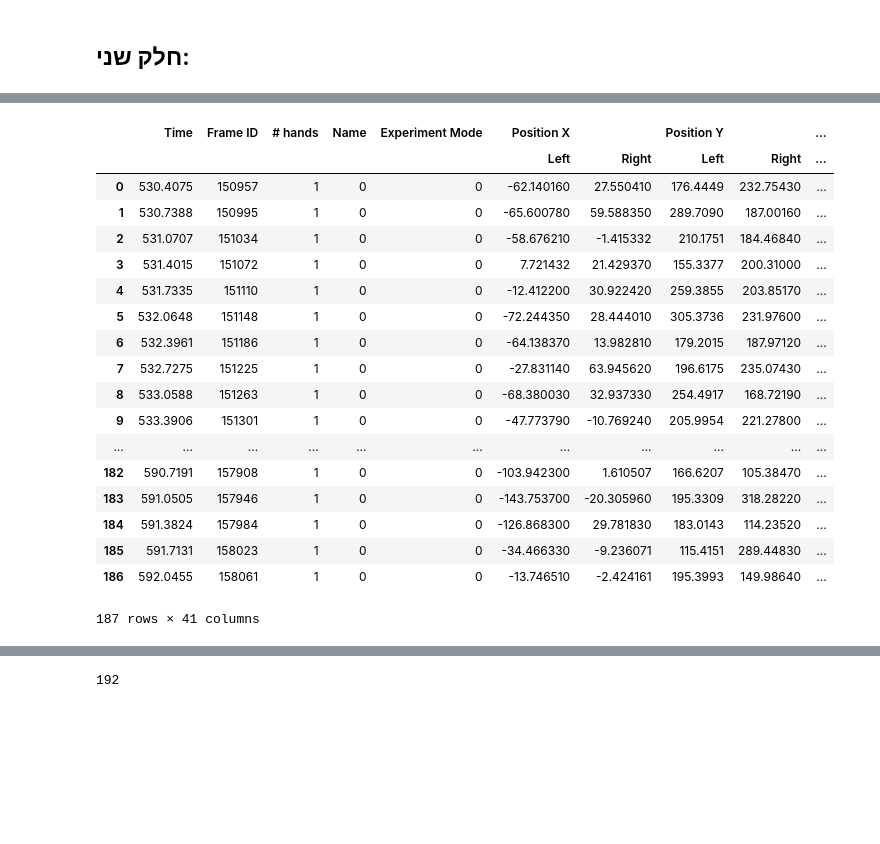
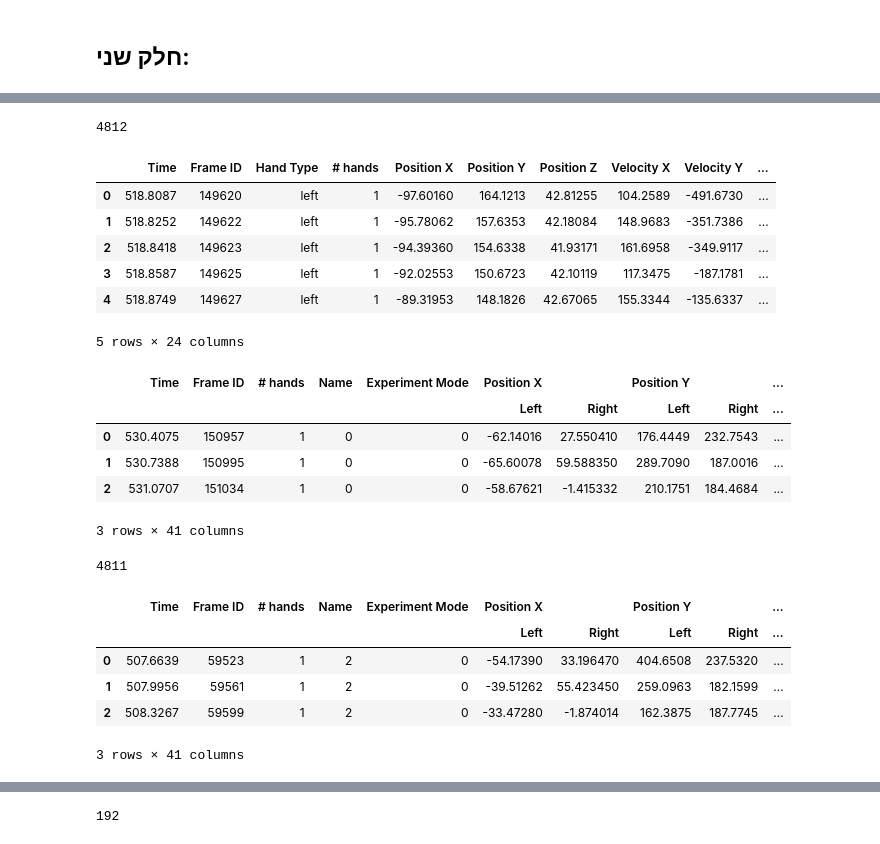
Before and after one commit to Eliot100/finl-work, a Jupyter notebook: עבודה סופית 2.ipynb, the cells around one changed output, grey strips where cells are left out. Cells and saved outputs as stored; diff of their text form; code cells hidden in the pictures; blank space fills up the shorter version.

```diff
--- a/עבודה סופית 2.ipynb
+++ b/עבודה סופית 2.ipynb
@@ -58,6 +59,10 @@ len(df2)
 # %%
 HandRight_path = r'C:\Users\user\Desktop\Exel files\semester_2_final\HandRight.csv'
 HandRight = pd.read_csv(HandRight_path)
+HandRight0 = HandRight.copy()
+len(HandRight0)
+# %% [output]
+4812
 # %%
 columns = ['Time', ' Frame ID', ' # hands', 'Name', 'Experiment Mode',
             'Left Position X','Left Position Y', 'Left Position Z', 'Left Velocity X', 'Left Velocity Y',
@@ -91,9 +96,18 @@ def nogg(df):
     df = df.reset_index()
     df = df.drop(['index'],axis=1)
     return df
+# %%
+df1.head()
+# %% [output]
+|  | Time | Frame ID | Hand Type | # hands | Position X | Position Y | Position Z | Velocity X | Velocity Y | ... |
+| 0 | 518.8087 | 149620 | left | 1 | -97.60160 | 164.1213 | 42.81255 | 104.2589 | -491.6730 | ... |
+| 1 | 518.8252 | 149622 | left | 1 | -95.78062 | 157.6353 | 42.18084 | 148.9683 | -351.7386 | ... |
+| 2 | 518.8418 | 149623 | left | 1 | -94.39360 | 154.6338 | 41.93171 | 161.6958 | -349.9117 | ... |
+| 3 | 518.8587 | 149625 | left | 1 | -92.02553 | 150.6723 | 42.10119 | 117.3475 | -187.1781 | ... |
+| 4 | 518.8749 | 149627 | left | 1 | -89.31953 | 148.1826 | 42.67065 | 155.3344 | -135.6337 | ... |
+5 rows × 24 columns
 # %%
 columnsdf1 = df1.columns
-# cunter = 0
 def get_Alone_df(new_df):
     tempdf0 = DataFrame(columns=columnsdf1)
     tempdf0 = tempdf0.append(new_df[new_df[' Hand Type']=='left'])
@@ -108,15 +122,12 @@ def get_Alone_df(new_df):
     for x in columns1:
         ezhafe[x] = tempdf[x]
     for x in columns1:
-        ezhafe[x,'Right'] = HandRight[x].copy()#[cunter:]
-#         cunter = cunter+1
-#     HandRight = HandRight.drop([0])
+        ezhafe[x,'Right'] = HandRight0[x].copy()
     for x in columns0:
         ezhafe[x,' '] = tempdf0[x]
-#     HandRight = nogg(HandRight.iloc[1:])
 
     final_df = DataFrame(ezhafe, columns=ezhafe.columns)
-    final_df = DataFrame(final_df, columns=[['Time', ' Frame ID', ' # hands','Name', 'Experiment Mode',
+    final_df = DataFrame(final_df, columns=[['Time', ' Frame ID', ' # hands', 'Name', 'Experiment Mode',
             ' Position X',' Position X', ' Position Y',' Position Y', ' Position Z',' Position Z',
              ' Velocity X',' Velocity X', ' Velocity Y',' Velocity Y',  ' Velocity Z', ' Velocity Z',
              ' Pitch',' Pitch', ' Roll',' Roll', ' Yaw',' Yaw', ' Wrist Pos X',' Wrist Pos X',
@@ -131,7 +142,7 @@ def get_Alone_df(new_df):
 
     final_df = final_df[final_df.index%20==0]
     final_df = final_df[final_df.index>=700]
-    final_df = nogg(final_df)#.reset_index
+    final_df = nogg(final_df)
     final_df = final_df
-    return final_df.iloc[:187]
+    return final_df
 # %%
@@ -139,22 +150,14 @@ df1 =  get_Alone_df(df1)
 # %%
-df1
+df1.head(3)
 # %% [output]
 |  | Time | Frame ID | # hands | Name | Experiment Mode | Position X |  | Position Y |  | ... |
 |  |  |  |  |  |  | Left | Right | Left | Right | ... |
-| 0 | 530.4075 | 150957 | 1 | 0 | 0 | -62.140160 | 27.550410 | 176.4449 | 232.75430 | ... |
-| 1 | 530.7388 | 150995 | 1 | 0 | 0 | -65.600780 | 59.588350 | 289.7090 | 187.00160 | ... |
-| 2 | 531.0707 | 151034 | 1 | 0 | 0 | -58.676210 | -1.415332 | 210.1751 | 184.46840 | ... |
-| 3 | 531.4015 | 151072 | 1 | 0 | 0 | 7.721432 | 21.429370 | 155.3377 | 200.31000 | ... |
-| 4 | 531.7335 | 151110 | 1 | 0 | 0 | -12.412200 | 30.922420 | 259.3855 | 203.85170 | ... |
-| 5 | 532.0648 | 151148 | 1 | 0 | 0 | -72.244350 | 28.444010 | 305.3736 | 231.97600 | ... |
-| 6 | 532.3961 | 151186 | 1 | 0 | 0 | -64.138370 | 13.982810 | 179.2015 | 187.97120 | ... |
-| 7 | 532.7275 | 151225 | 1 | 0 | 0 | -27.831140 | 63.945620 | 196.6175 | 235.07430 | ... |
-| 8 | 533.0588 | 151263 | 1 | 0 | 0 | -68.380030 | 32.937330 | 254.4917 | 168.72190 | ... |
-| 9 | 533.3906 | 151301 | 1 | 0 | 0 | -47.773790 | -10.769240 | 205.9954 | 221.27800 | ... |
-| ... | ... | ... | ... | ... | ... | ... | ... | ... | ... | ... |
-| 182 | 590.7191 | 157908 | 1 | 0 | 0 | -103.942300 | 1.610507 | 166.6207 | 105.38470 | ... |
-| 183 | 591.0505 | 157946 | 1 | 0 | 0 | -143.753700 | -20.305960 | 195.3309 | 318.28220 | ... |
-| 184 | 591.3824 | 157984 | 1 | 0 | 0 | -126.868300 | 29.781830 | 183.0143 | 114.23520 | ... |
-| 185 | 591.7131 | 158023 | 1 | 0 | 0 | -34.466330 | -9.236071 | 115.4151 | 289.44830 | ... |
-| 186 | 592.0455 | 158061 | 1 | 0 | 0 | -13.746510 | -2.424161 | 195.3993 | 149.98640 | ... |
+| 0 | 530.4075 | 150957 | 1 | 0 | 0 | -62.14016 | 27.550410 | 176.4449 | 232.7543 | ... |
+| 1 | 530.7388 | 150995 | 1 | 0 | 0 | -65.60078 | 59.588350 | 289.7090 | 187.0016 | ... |
+| 2 | 531.0707 | 151034 | 1 | 0 | 0 | -58.67621 | -1.415332 | 210.1751 | 184.4684 | ... |
-187 rows × 41 columns
+3 rows × 41 columns
+# %%
+HandRight0 = nogg(HandRight0.iloc[1:])
+len(HandRight0)
+# %% [output]
+4811
@@ -160,0 +166,9 @@ df1
+# %%
+df4.head(3)
+# %% [output]
+|  | Time | Frame ID | # hands | Name | Experiment Mode | Position X |  | Position Y |  | ... |
+|  |  |  |  |  |  | Left | Right | Left | Right | ... |
+| 0 | 507.6639 | 59523 | 1 | 2 | 0 | -54.17390 | 33.196470 | 404.6508 | 237.5320 | ... |
+| 1 | 507.9956 | 59561 | 1 | 2 | 0 | -39.51262 | 55.423450 | 259.0963 | 182.1599 | ... |
+| 2 | 508.3267 | 59599 | 1 | 2 | 0 | -33.47280 | -1.874014 | 162.3875 | 187.7745 | ... |
+3 rows × 41 columns
```
Also changed, not shown: parts of 43 cells of this notebook.
